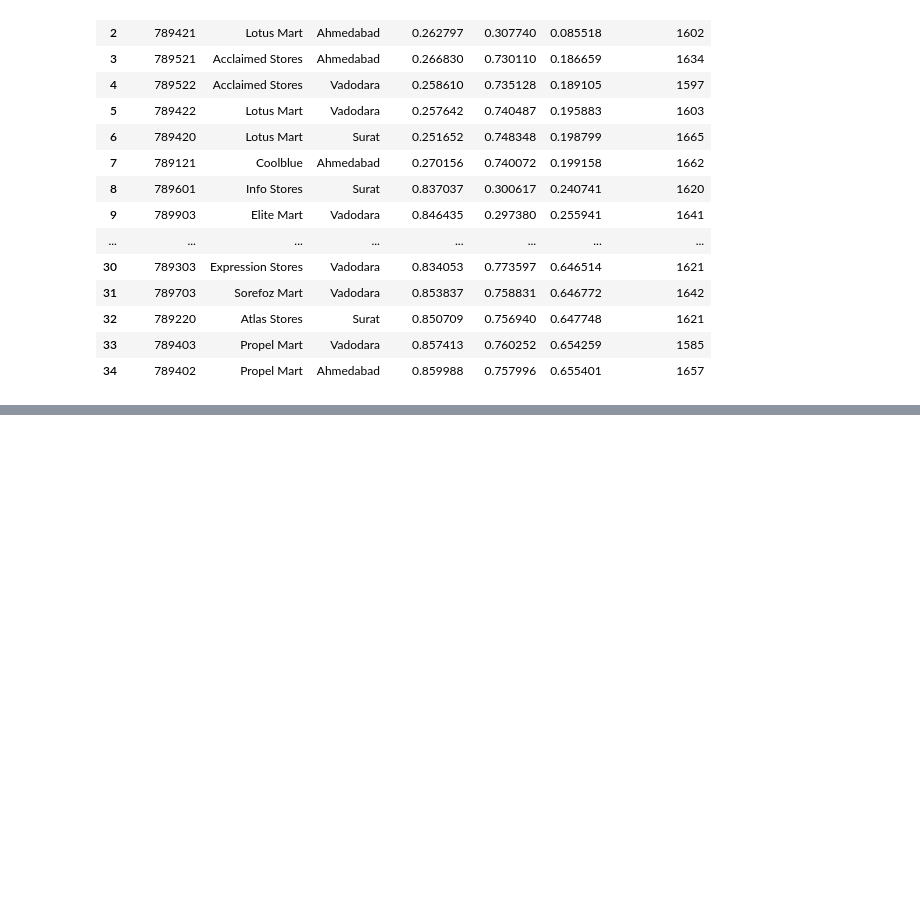
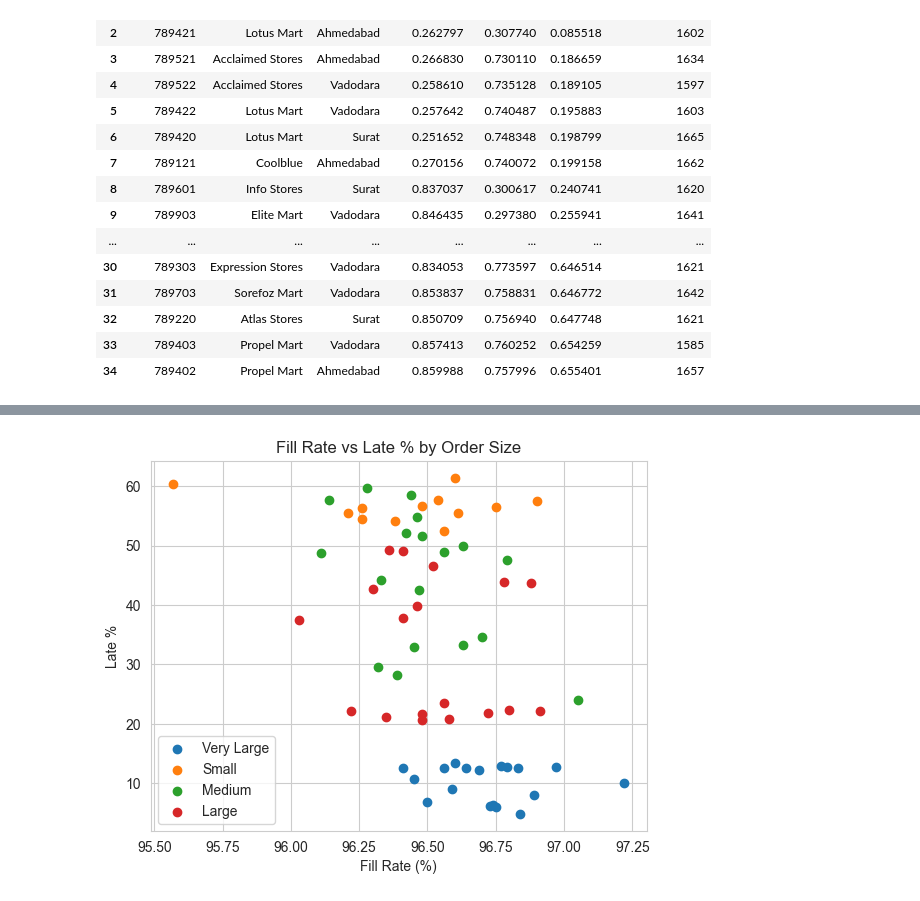
Before and after one commit to ThuyTien1209/BI-2026, a Jupyter notebook: notebooks/thu.ipynb, the cells around one changed output, grey strips where cells are left out. Drawn from its saved outputs; the diff is of its cells as text; code cells hidden in the pictures; blank space fills up the shorter version.

Commit message:
order_size

```diff
--- a/notebooks/thu.ipynb
+++ b/notebooks/thu.ipynb
@@ -641,0 +270,19 @@ plt.show()
+# %%
+import matplotlib.pyplot as plt
+
+sizes = df_detail['order_size_group'].unique()
+
+plt.figure()
+
+for size in sizes:
+    subset = df_detail[df_detail['order_size_group'] == size]
+    plt.scatter(subset['fill_rate'], subset['late_pct'], label=size)
+
+plt.xlabel('Fill Rate (%)')
+plt.ylabel('Late %')
+plt.title('Fill Rate vs Late % by Order Size')
+plt.legend()
+
+plt.show()
+# %% [output]
+[figure, added]
```
Also changed, not shown: parts of 35 cells of this notebook.
